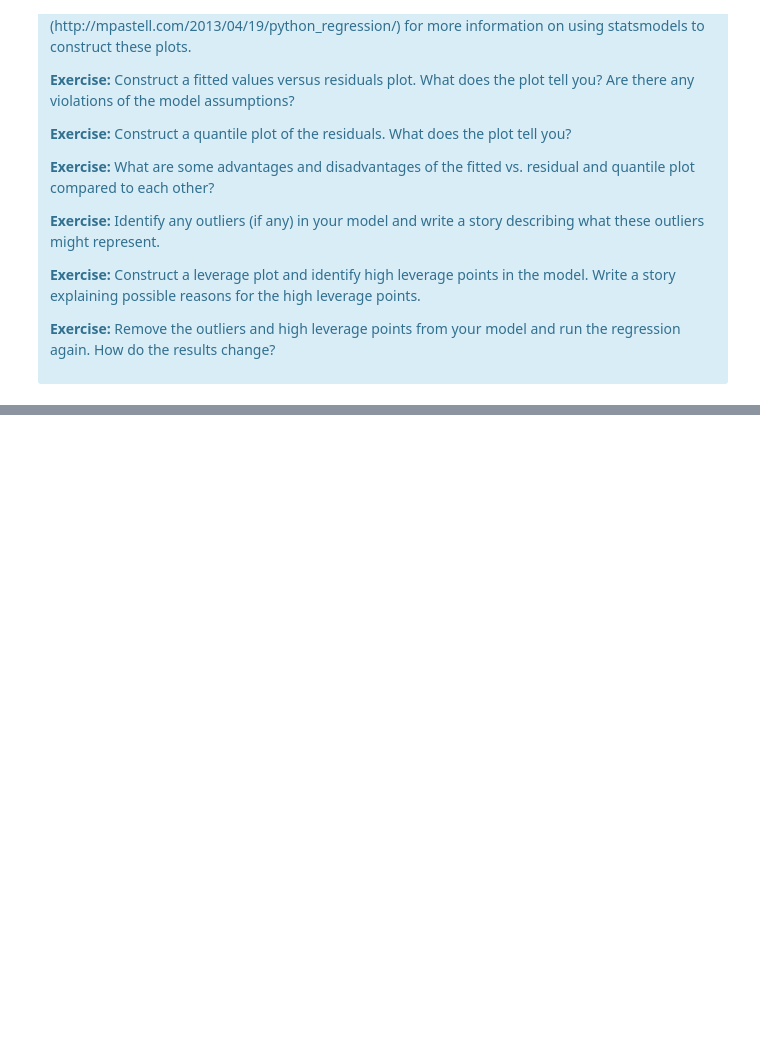
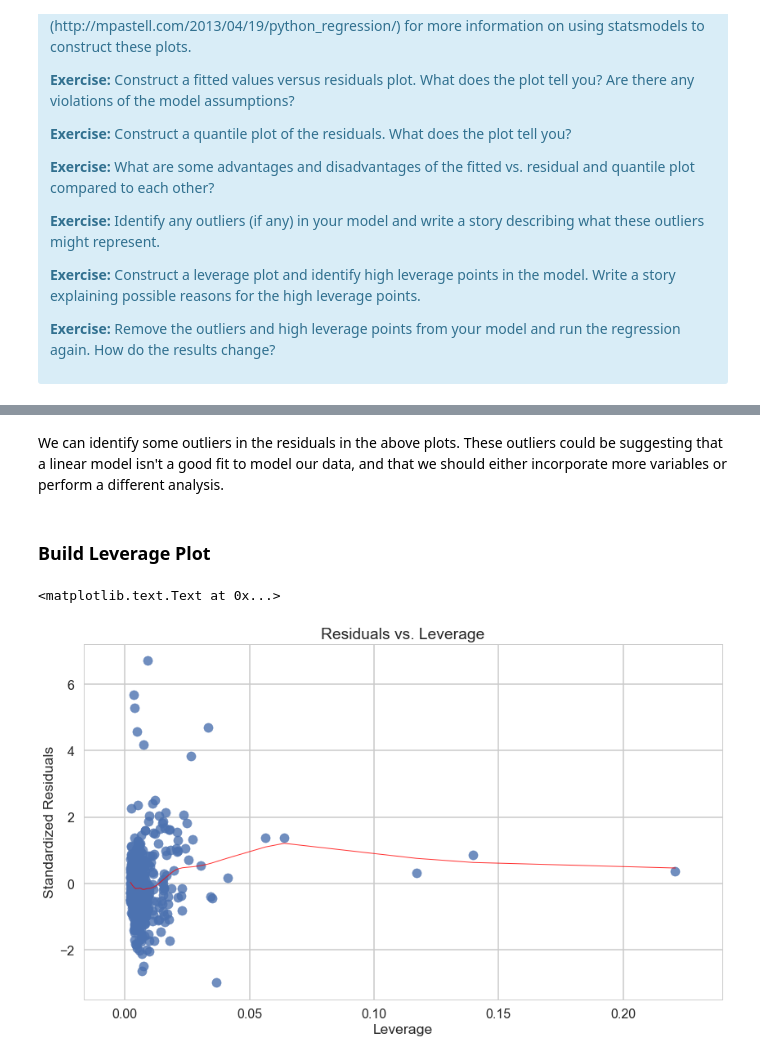
Before and after one commit to isabelvanzijl/Springboard_Other, a Jupyter notebook: Linear_Regression/Mini_Project_Linear_Regression.ipynb, the cells around one changed output, grey strips where cells are left out. Drawn from its saved outputs; the diff is of its cells as text; code cells hidden in the pictures; blank space fills up the shorter version.

Commit message:
linear regression exercise

```diff
--- a/Linear_Regression/Mini_Project_Linear_Regression.ipynb
+++ b/Linear_Regression/Mini_Project_Linear_Regression.ipynb
@@ -1018,0 +1047,21 @@ resid_plot_m3.axes[0].set_ylabel('Residuals')
+# %% [markdown]
+We can identify some outliers in the residuals in the above plots. These outliers could be suggesting that a linear model isn't a good fit to model our data, and that we should either incorporate more variables or perform a different analysis.
+# %% [markdown]
+### Build Leverage Plot
+# %%
+# compute leverage
+m3_leverage = m3.get_influence().hat_matrix_diag
+
+# normalized residuals
+m3_norm_residuals = m3.get_influence().resid_studentized_internal
+
+# construct leverage plot
+leverage_plot_3 = plt.figure(figsize=(14,8))
+plt.scatter(m3_leverage, m3_norm_residuals, alpha=.8)
+sns.regplot(m3_leverage, m3_norm_residuals, scatter=False, ci=False, lowess=True, line_kws={'color': 'red', 'lw': 1, 'alpha': 0.8})
+leverage_plot_3.axes[0].set_title('Residuals vs. Leverage')
+leverage_plot_3.axes[0].set_xlabel('Leverage')
+leverage_plot_3.axes[0].set_ylabel('Standardized Residuals')
+# %% [output]
+<matplotlib.text.Text at 0x...>
+[figure, added]
```
Also changed, not shown: parts of 35 cells of this notebook.
